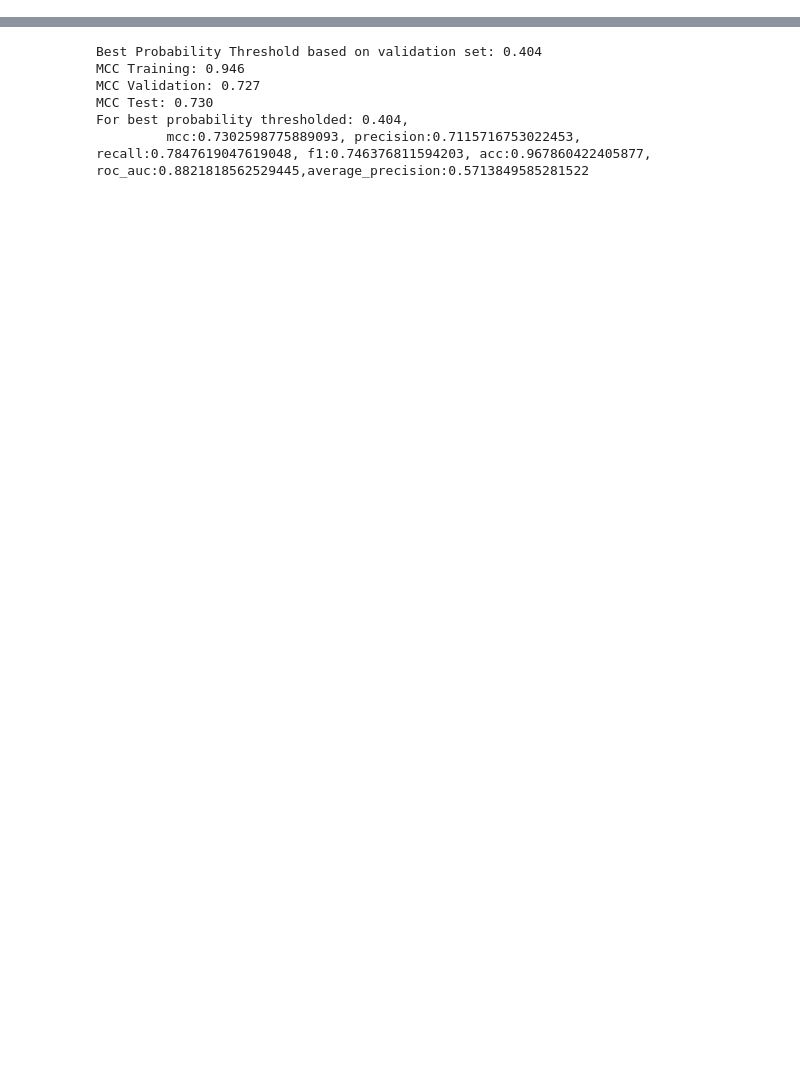
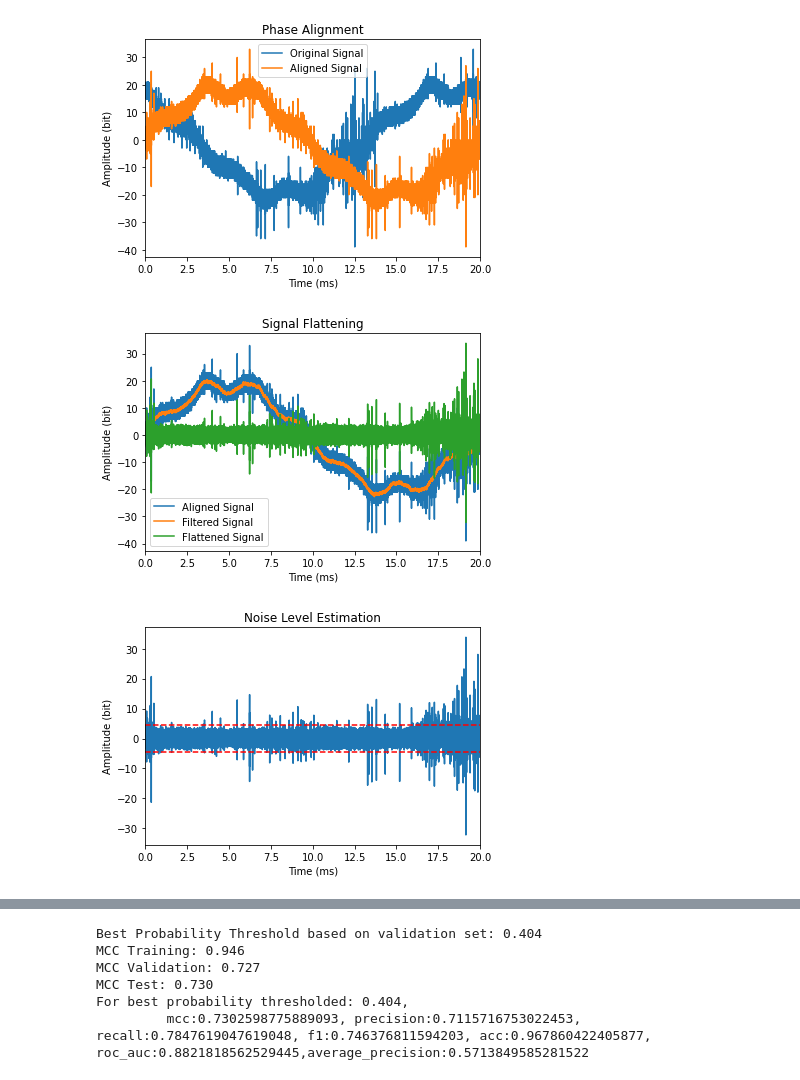
Before and after one commit to Naomi-Ding/LMFE, a Jupyter notebook: Results_visualization.ipynb, the cells around one changed output, grey strips where cells are left out. Drawn from its saved outputs; the diff is of its cells as text; code cells hidden in the pictures; blank space fills up the shorter version.

```diff
--- a/Results_visualization.ipynb
+++ b/Results_visualization.ipynb
@@ -12,0 +71,46 @@ from matplotlib import pyplot as plt
+# %%
+### Figure 2(b) Signal Pre-Processing
+index = 0
+signal = signal_df_0[str(index)].values
+crossing = get_crossing(signal)
+signal = phase_shift(signal, crossing)
+yhat = savgol_filter(signal, 99, 3)
+flat = signal - yhat
+noise_level = noise_estimation_fixed(flat)
+points = spike_detection_ori5_fast(flat, noise_level=noise_level)
+points = np.array(points)
+
+plt.plot(x_time, signal_df_0[str(index)])
+plt.plot(x_time, signal)
+plt.xlim([0,800000])
+plt.title('Phase Alignment')
+plt.xlim([0, 20])
+plt.xlabel('Time (ms)')
+plt.ylabel('Amplitude (bit)')
+plt.legend(['Original Signal', 'Aligned Signal'])
+plt.show()
+
+# plt.plot(signal_df_1[str(index)])
+plt.plot(x_time, signal)
+plt.plot(x_time, yhat)
+plt.plot(x_time, flat)
+plt.xlim([0, 20])
+plt.xlabel('Time (ms)')
+plt.ylabel('Amplitude (bit)')
+plt.title('Signal Flattening')
+plt.legend(['Aligned Signal', 'Filtered Signal', 'Flattened Signal'])
+plt.show()
+
+plt.plot(x_time,flat)
+plt.axhline(noise_level, color='r', linestyle='--')
+plt.axhline(-noise_level, color='r', linestyle='--')
+# plt.scatter(points[:,0], points[:,1], color='r')
+plt.xlim([0, 20])
+plt.xlabel('Time (ms)')
+plt.ylabel('Amplitude (bit)')
+plt.title('Noise Level Estimation')
+plt.show()
+# %% [output]
+[figure, added]
+[figure, added]
+[figure, added]
```
Also changed, not shown: parts of 26 cells of this notebook, 10 other files.
